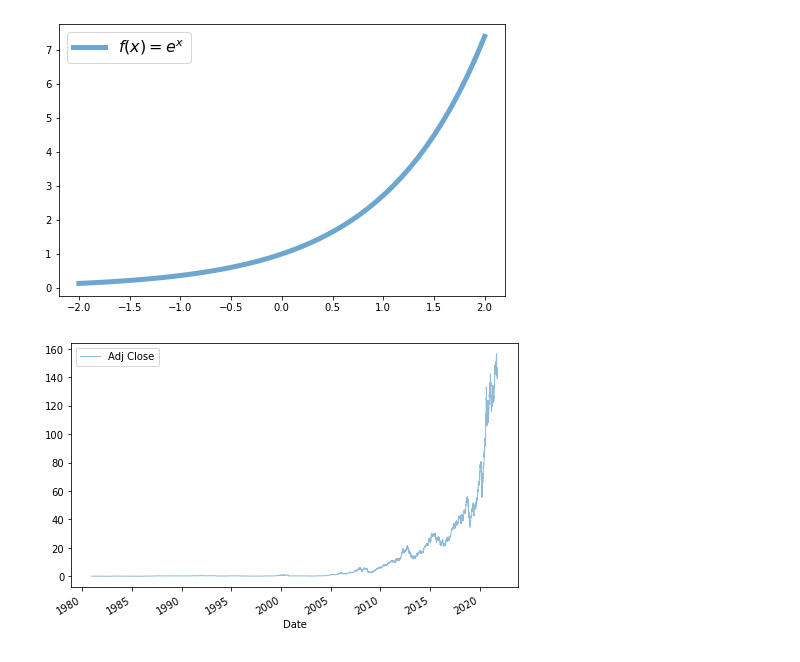
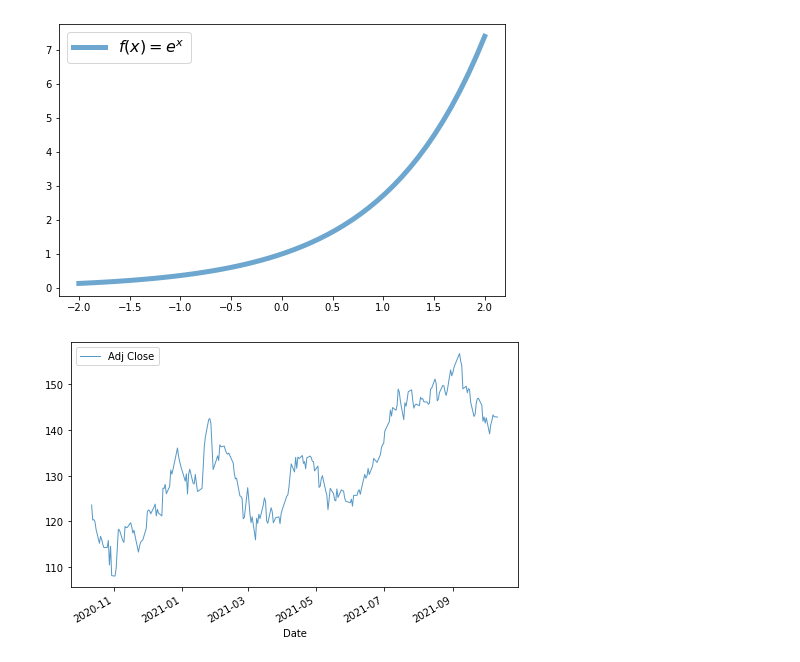
Before and after one commit to qcx201/ParetoPy, a Jupyter notebook: Notes/A-Overview.ipynb, the cells around one changed output. Saved outputs shown, nothing was run; the diff lists cells and outputs as text; code cells hidden in the pictures.

```diff
--- a/Notes/A-Overview.ipynb
+++ b/Notes/A-Overview.ipynb
@@ -416,7 +462,7 @@ Boosters Complicate Efforts to Persuade the Unvaccinated to Get Shots
 import pandas as pd
 
 # read AAPL price data from Yahoo Finance
-url = 'https://query1.finance.yahoo.com/v7/finance/download/AAPL?period1=345427200&period2=1633996800&interval=1d&events=history&includeAdjustedClose=true'
+url = 'https://query1.finance.yahoo.com/v7/finance/download/AAPL?period1=1602500521&period2=1634036521&interval=1d&events=history&includeAdjustedClose=true'
 df = pd.read_csv(url)
 
 # processing
@@ -465,15 +511,15 @@ plt.show() # display output
 # %%
 # plotting with pandas
 # which uses matplotlib
 
 plt.figure(figsize=(8, 5))
 
-df['Adj Close'].plot(alpha=0.5, lw=1)
+df['Adj Close'].plot(alpha=0.75, lw=1)
 
 plt.legend()
 plt.show()
 # %% [output]
-[figure, old version]
+[figure, new version]
 # %%
 # regression
 import statsmodels.formula.api as smf
```
Also changed, not shown: parts of 22 cells of this notebook, 3 other files.
